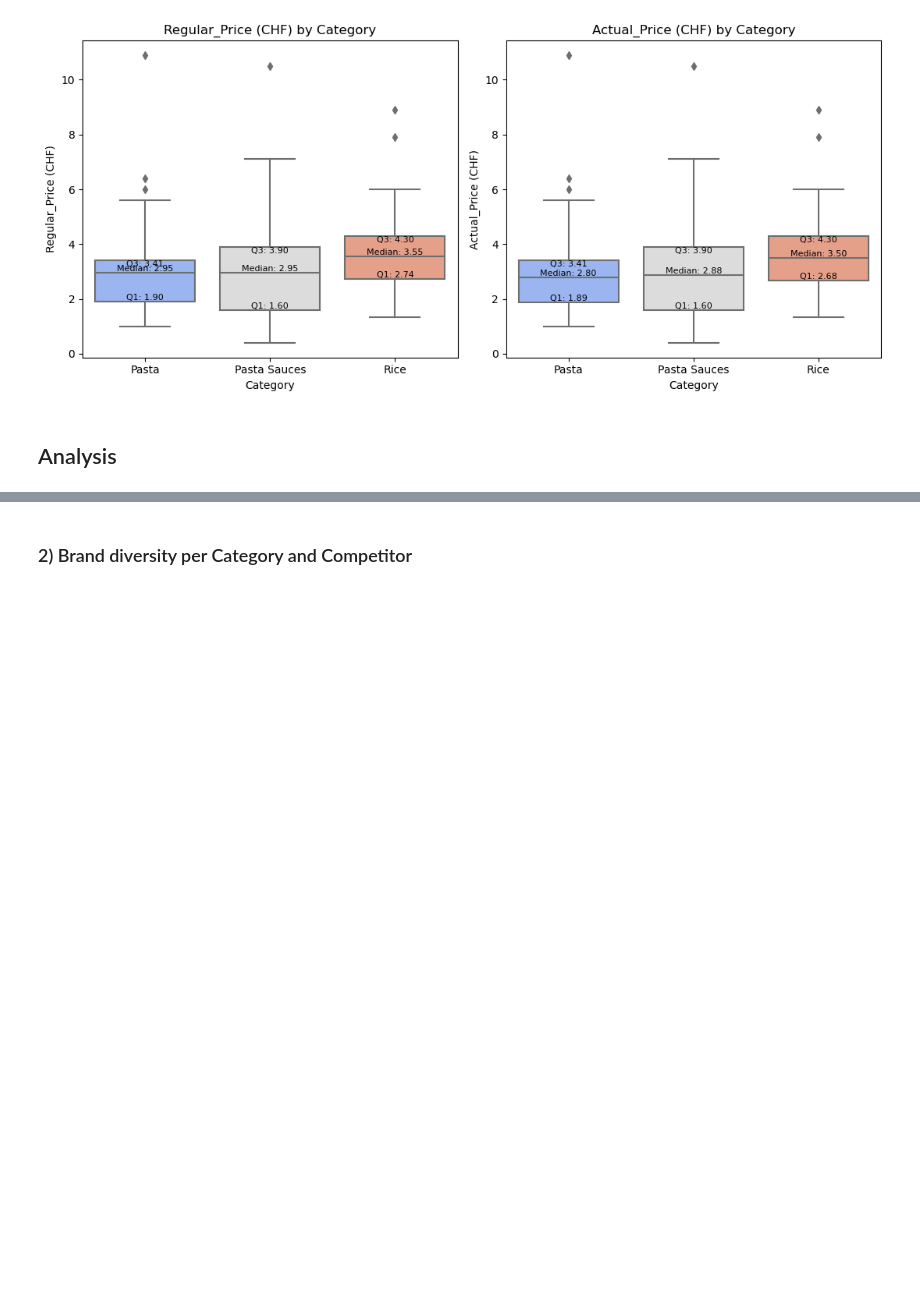
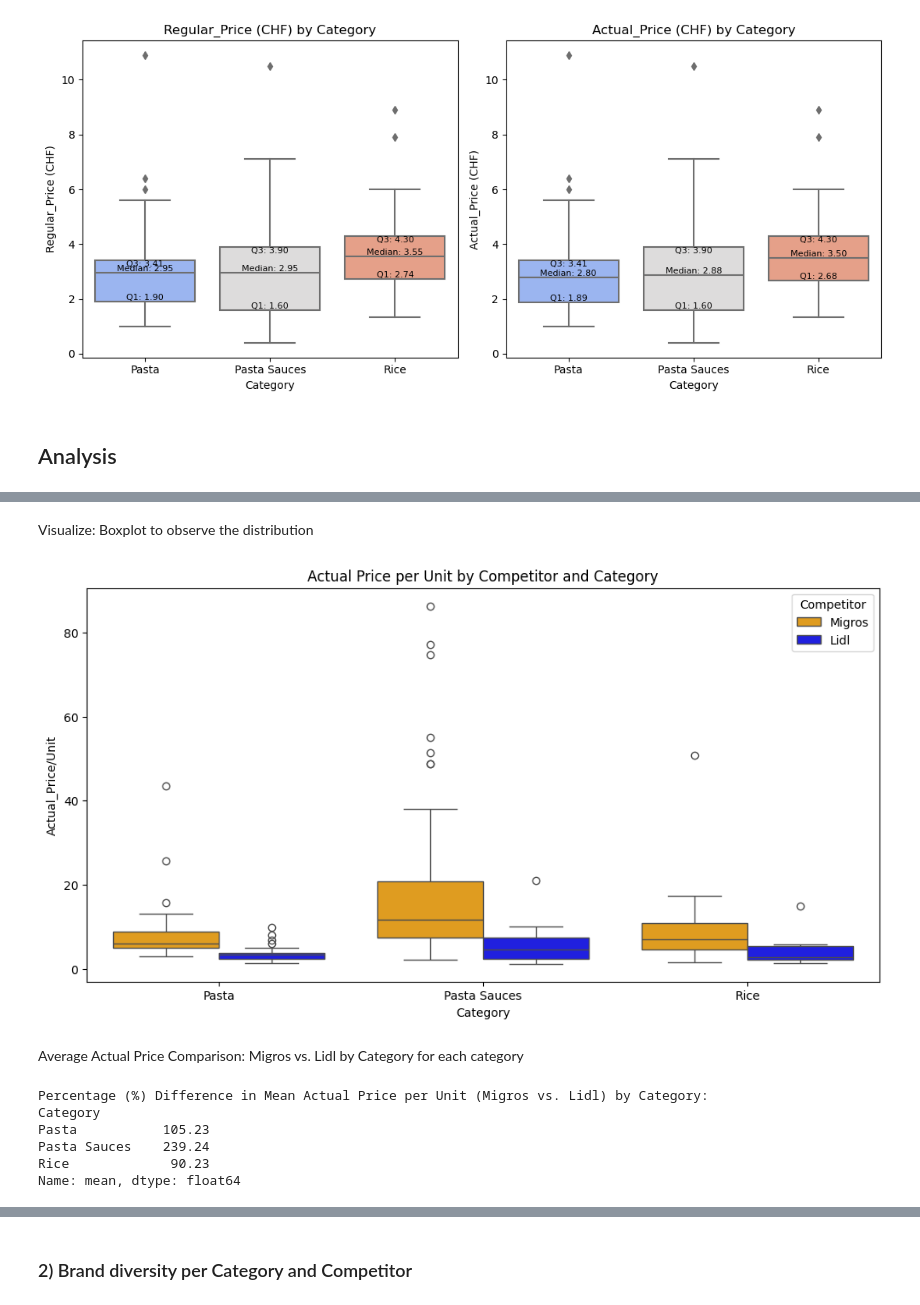
Before and after one commit to martdiazicloud/CIP_AS2024, a Jupyter notebook: Data_Analysis_Group_Work/Data_Analysis_G03.ipynb, the cells around one changed output, grey strips where cells are left out. Drawn from its saved outputs; the diff is of its cells as text; code cells hidden in the pictures; blank space fills up the shorter version.

```diff
--- a/Data_Analysis_Group_Work/Data_Analysis_G03.ipynb
+++ b/Data_Analysis_Group_Work/Data_Analysis_G03.ipynb
@@ -135,0 +207,30 @@ plt.show()
+# %% [markdown]
+Visualize: Boxplot to observe the distribution
+# %%
+# Create boxplot for Actual Price per Unit by competitor and category
+plt.figure(figsize=(12, 6)) # Set up the figure size to ensure the plot is large enough for readability
+sns.boxplot(data=df, x='Category', y='Actual_Price/Unit', hue='Competitor', palette={"Migros": "orange", "Lidl": "blue"})
+plt.title('Actual Price per Unit by Competitor and Category') #Set title
+plt.legend(title='Competitor')  #Set legend
+plt.show()
+# %% [output]
+[figure, added]
+# %% [markdown]
+Average Actual Price Comparison: Migros vs. Lidl by Category for each category
+# %%
+# Calculate the percentage difference in mean actual price per unit between Migros and Lidl
+percentage_difference = (
+    (actual_price_summary.loc['Migros', 'mean'] - actual_price_summary.loc['Lidl', 'mean'])
+    / actual_price_summary.loc['Lidl', 'mean'] * 100
+).round(2)
+
+# Display the results
+print("Percentage (%) Difference in Mean Actual Price per Unit (Migros vs. Lidl) by Category:")
+print(percentage_difference)
+# %% [output]
+Percentage (%) Difference in Mean Actual Price per Unit (Migros vs. Lidl) by Category:
+Category
+Pasta           105.23
+Pasta Sauces    239.24
+Rice             90.23
+Name: mean, dtype: float64
```
Also changed, not shown: parts of 26 cells of this notebook.
